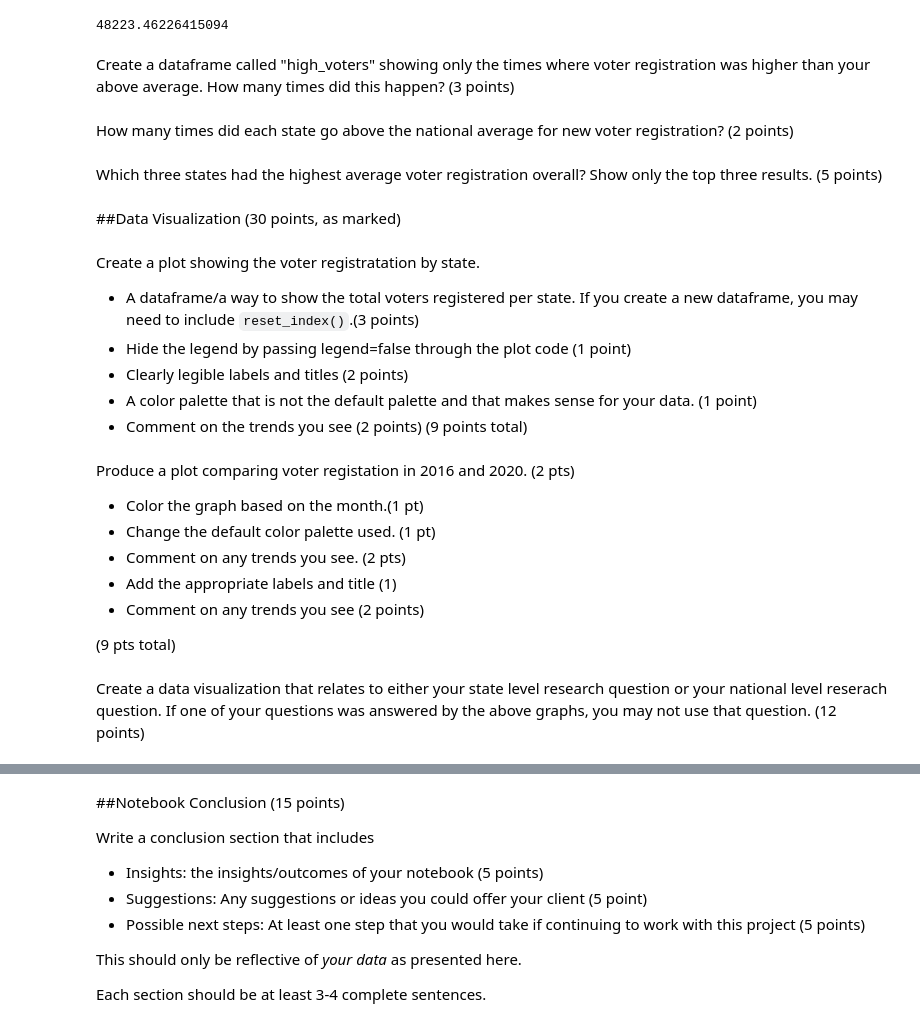
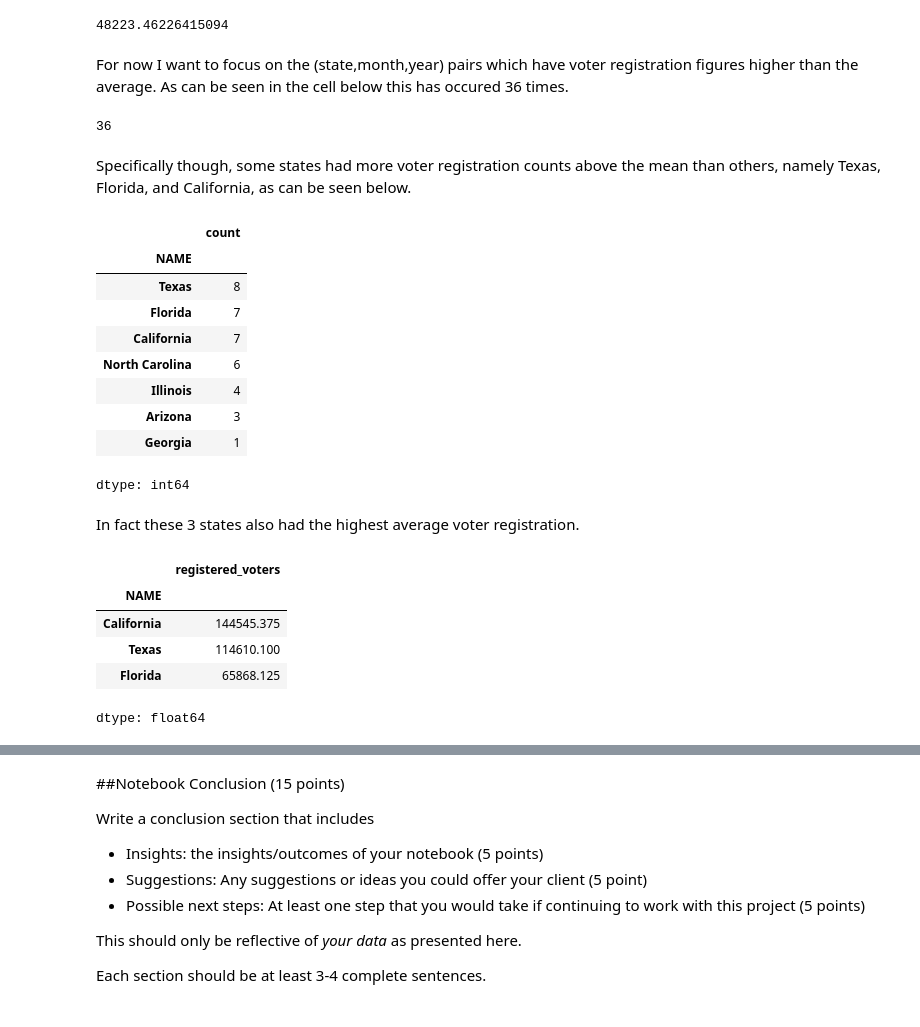
Before and after one commit to stoicelephant/DIDA325, a Jupyter notebook: Copy_of_325_Fall_Midterm_Project.ipynb, the cells around one changed output, grey strips where cells are left out. Cells and saved outputs as stored; diff of their text form; code cells hidden in the pictures.

```diff
--- a/Copy_of_325_Fall_Midterm_Project.ipynb
+++ b/Copy_of_325_Fall_Midterm_Project.ipynb
@@ -122,33 +92,41 @@ voter_reg.loc[voter_reg.registered_voters == voter_reg.registered_voters.max()]
 |  | NAME | Year | Month | registered_voters |
 | 13 | California | 2020 | Feb | 238281 |
 # %%
-print(float(voter_reg.registered_voters.mean()))
+reg_mean = float(voter_reg.registered_voters.mean())
+print(reg_mean)
 # %% [output]
 48223.46226415094
-# %% [markdown]
-Create a dataframe called "high_voters" showing only the times where voter registration was higher than your above average. How many times did this happen? (3 points)
-# %% [markdown]
-How many times did each state go above the national average for new voter registration? (2 points)
+# %% [markdown]
+For now I want to focus on the (state,month,year) pairs which have voter registration figures higher than the average. As can be seen in the cell below this has occured 36 times.
+# %%
+high_voters = voter_reg.loc[voter_reg.registered_voters > reg_mean]
+len(high_voters)
+# %% [output]
+36
+# %% [markdown]
+
+Specifically though, some states had more voter registration counts above the mean than others, namely Texas, Florida, and California, as can be seen below.
+# %%
+high_voters.value_counts('NAME')
+# %% [output]
+|  | count |
+| NAME |  |
+| Texas | 8 |
+| Florida | 7 |
+| California | 7 |
+| North Carolina | 6 |
+| Illinois | 4 |
+| Arizona | 3 |
+| Georgia | 1 |
+dtype: int64
 # %% [markdown]
-Which three states had the highest average voter registration overall? Show only the top three results. (5 points)
+In fact these 3 states also had the highest average voter registration.
-# %% [markdown]
-##Data Visualization (30 points, as marked)
-# %% [markdown]
-Create a plot showing the voter registratation by state.
-* A dataframe/a way to show the total voters registered per state. If you create a new dataframe, you may need to include `reset_index()`.(3 points)
-* Hide the legend by passing legend=false through the plot code (1 point)
-* Clearly legible labels and titles (2 points)
-* A color palette that is not the default palette and that makes sense for your data. (1 point)
-* Comment on the trends you see (2 points)
-(9 points total)
-# %% [markdown]
-Produce a plot comparing voter registation in 2016 and 2020. (2 pts)
-* Color the graph based on the month.(1 pt)
-* Change the default color palette used. (1 pt)
-* Comment on any trends you see. (2 pts)
-* Add the appropriate labels and title (1)
-* Comment on any trends you see (2 points)
-
-(9 pts total)
-# %% [markdown]
-Create a data visualization that relates to either your state level research question or your national level reserach question. If one of your questions was answered by the above graphs, you may not use that question. (12 points)
+# %%
+voter_reg.groupby('NAME').registered_voters.mean().sort_values(ascending=False).head(3)
+# %% [output]
+|  | registered_voters |
+| NAME |  |
+| California | 144545.375 |
+| Texas | 114610.100 |
+| Florida | 65868.125 |
+dtype: float64
```
Also changed, not shown: parts of 33 cells of this notebook.
